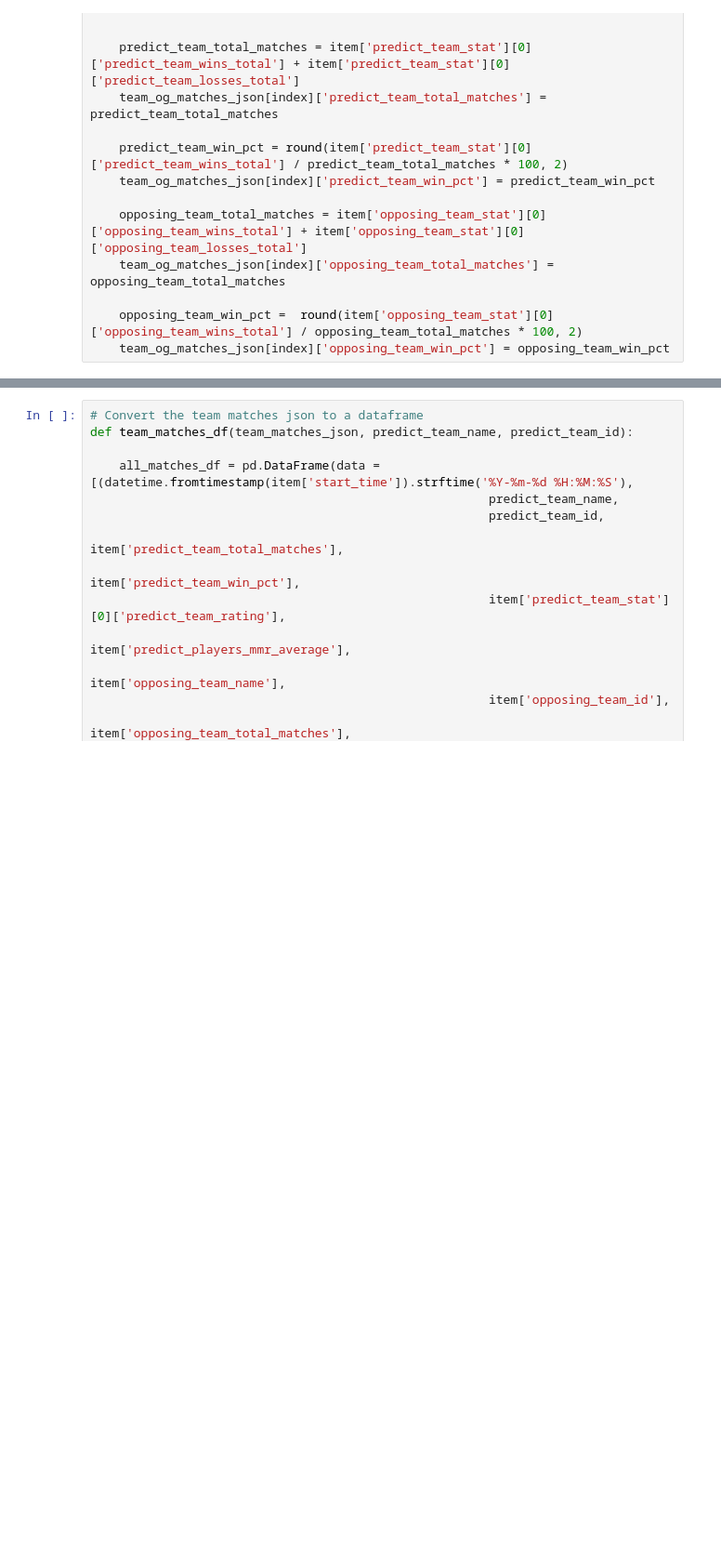
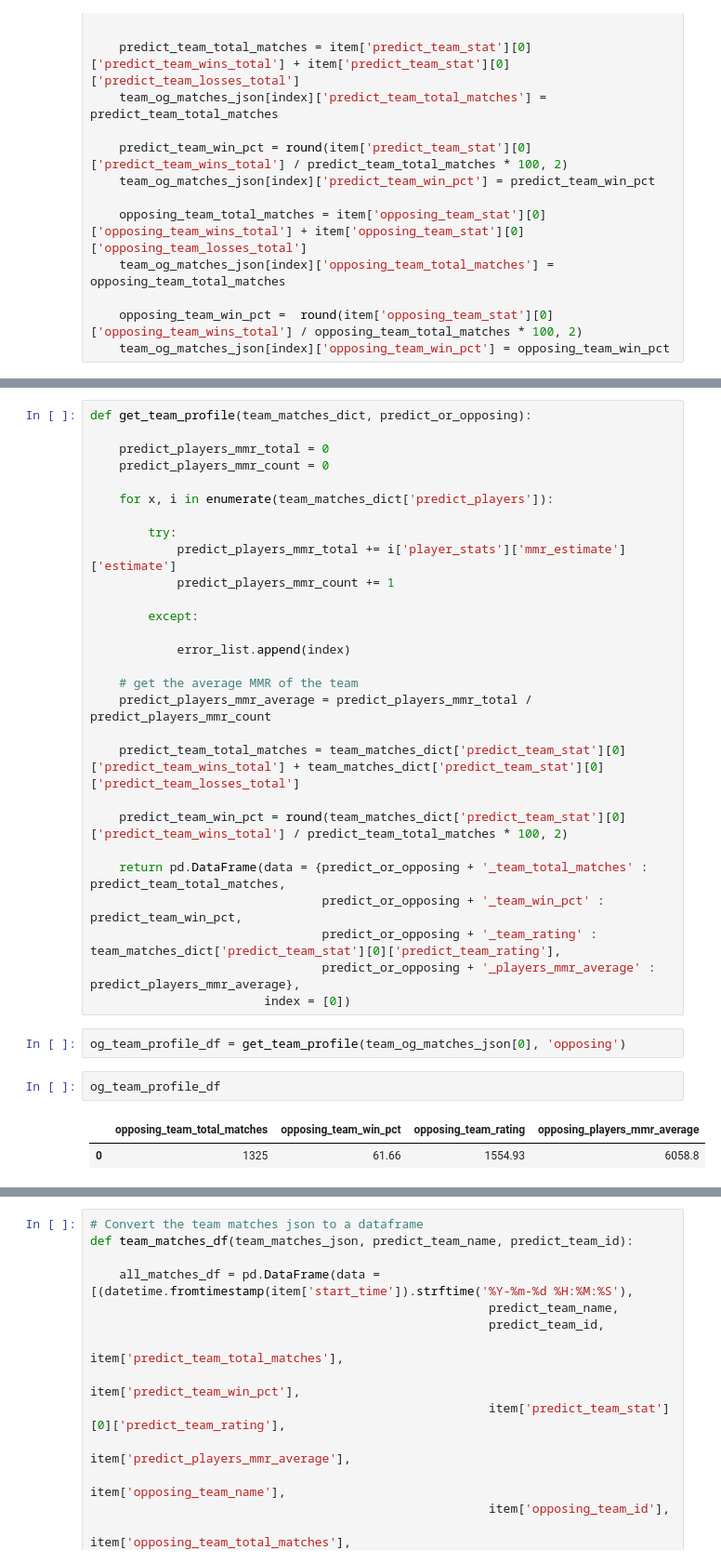
Before and after one commit to johnnyoso/MachineLearningWebApp, a Jupyter notebook: deploy-mlmodel-project/DotaLogisticRegression.ipynb, the cells around one changed output, grey strips where cells are left out. Shown at 93% size. Cells and saved outputs as stored; diff of their text form; blank space fills up the shorter version.

```diff
--- a/deploy-mlmodel-project/DotaLogisticRegression.ipynb
+++ b/deploy-mlmodel-project/DotaLogisticRegression.ipynb
@@ -109,0 +133,35 @@ opposing_team_win_pct
+# %%
+def get_team_profile(team_matches_dict, predict_or_opposing):
+
+    predict_players_mmr_total = 0
+    predict_players_mmr_count = 0
+
+    for x, i in enumerate(team_matches_dict['predict_players']):
+
+        try:
+            predict_players_mmr_total += i['player_stats']['mmr_estimate']['estimate']
+            predict_players_mmr_count += 1
+
+        except:
+
+            error_list.append(index)
+
+    # get the average MMR of the team
+    predict_players_mmr_average = predict_players_mmr_total / predict_players_mmr_count
+
+    predict_team_total_matches = team_matches_dict['predict_team_stat'][0]['predict_team_wins_total'] + team_matches_dict['predict_team_stat'][0]['predict_team_losses_total']
+
+    predict_team_win_pct = round(team_matches_dict['predict_team_stat'][0]['predict_team_wins_total'] / predict_team_total_matches * 100, 2)
+
+    return pd.DataFrame(data = {predict_or_opposing + '_team_total_matches' : predict_team_total_matches,
+                                predict_or_opposing + '_team_win_pct' : predict_team_win_pct,
+                                predict_or_opposing + '_team_rating' : team_matches_dict['predict_team_stat'][0]['predict_team_rating'],
+                                predict_or_opposing + '_players_mmr_average' : predict_players_mmr_average},
+                        index = [0])
+# %%
+og_team_profile_df = get_team_profile(team_og_matches_json[0], 'opposing')
+# %%
+og_team_profile_df
+# %% [output]
+|  | opposing_team_total_matches | opposing_team_win_pct | opposing_team_rating | opposing_players_mmr_average |
+| 0 | 1325 | 61.66 | 1554.93 | 6058.8 |
```
Also changed, not shown: parts of 14 cells of this notebook, 3 other files.
